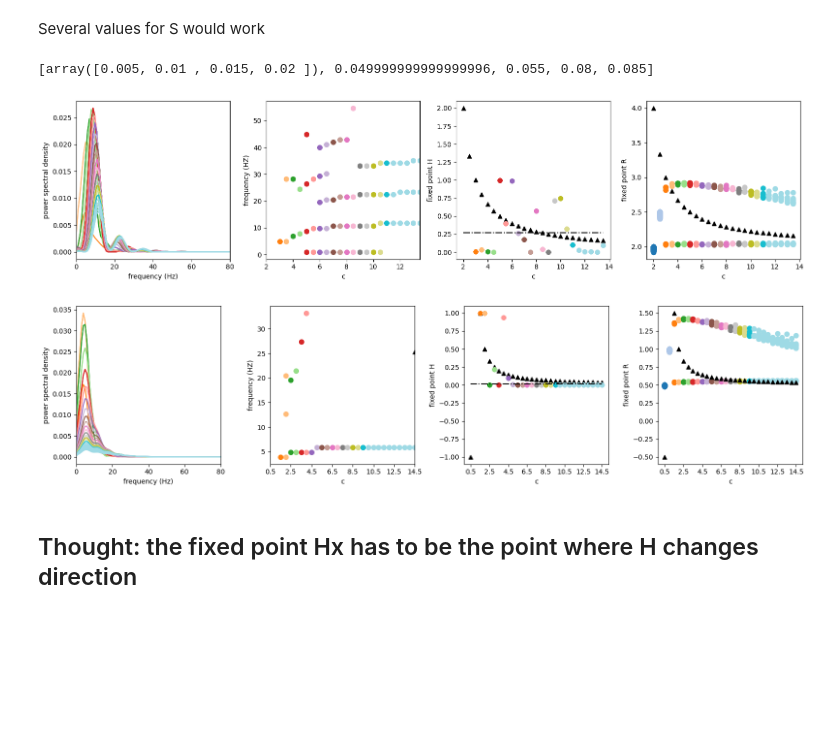
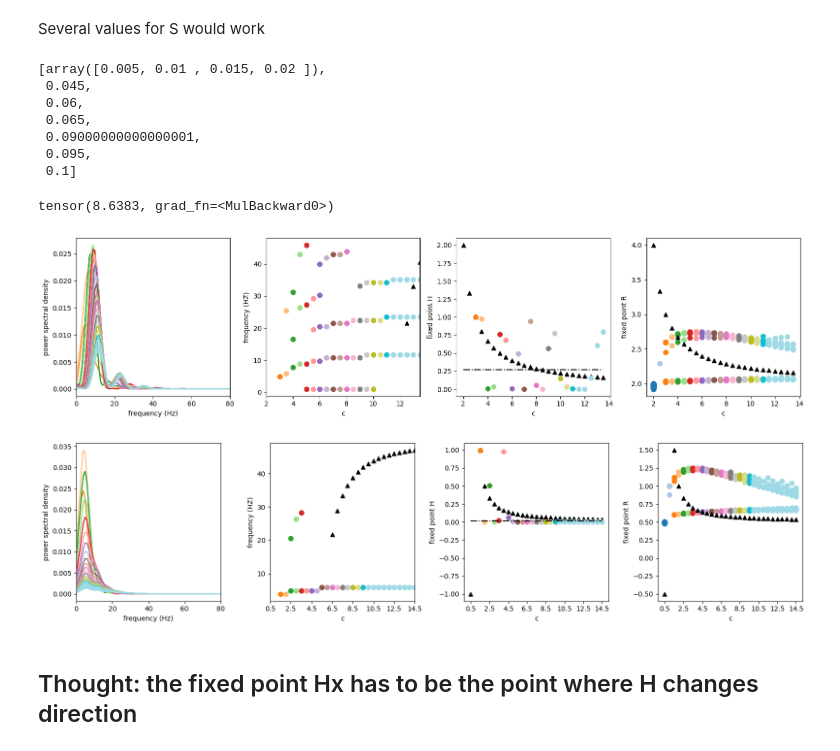
Before and after one commit to katduecker/dnn_osci, a Jupyter notebook: DynNN_figures_thesis.ipynb, the cells around one changed output. Saved outputs shown, nothing was run; the diff lists cells and outputs as text; code cells hidden in the pictures; blank space fills up the shorter version.

```diff
--- a/DynNN_figures_thesis.ipynb
+++ b/DynNN_figures_thesis.ipynb
@@ -524,7 +533,7 @@ The actual fixed point is reached for the 4th and 5th value, and dynamics are ~1
 # %% [markdown]
 #### Investigate the fixed points
 # %%
-inv_c = np.array((c_vec[0],c_vec[3],c_vec[-1]))
+inv_c = np.array((c_vec[0],c_vec[2],c_vec[-1]))
 
 
 plt.rcParams["figure.figsize"] = (12,7)
@@ -563,7 +572,7 @@ Z = torch.max(Z21).detach().cpu().item()
 
 
 # fix c
-c = 1.4*Z
+c = 1.3*Z
 
 # time
 timevec = np.linspace(0,2,2000)
@@ -680,7 +689,13 @@ axs[1,0].plot(S_vec,np.ones_like(S_vec)*sigmoid(Z,[2,-2.5]),color='k',linestyle=
 # %% [markdown]
 Several values for S would work
 # %%
-S_possible = [S_vec[:4],S_vec[9],S_vec[10],S_vec[15],S_vec[16]]
+S_possible = [S_vec[:4],S_vec[8],S_vec[11],S_vec[12],S_vec[17],S_vec[18],S_vec[19]]
 S_possible
 # %% [output]
-[array([0.005, 0.01 , 0.015, 0.02 ]), 0.049999999999999996, 0.055, 0.08, 0.085]
+[array([0.005, 0.01 , 0.015, 0.02 ]),
+ 0.045,
+ 0.06,
+ 0.065,
+ 0.09000000000000001,
+ 0.095,
+ 0.1]
@@ -687,3 +710,7 @@ S_possible
+# %%
+maxZ*1.3
+# %% [output]
+tensor(8.6383, grad_fn=<MulBackward0>)
 # %%
 Z = 2
 
@@ -695,7 +722,7 @@ import scipy
 
 tau_h = 0.01
 tau_R = 0.1
-S = .01
+S = .045
 a = 2
 
 alpha_params = [10,0,0]
@@ -786,34 +813,34 @@ for i,c in enumerate(c_vec):
   axs[3].set_xticks(np.arange(c_vec[0],c_vec[-1]+1,2))
 
   axs[3].set_ylabel('fixed point R')
 
   dR = np.diff(Rt)
 
   mark_sign_chan = np.array(())
   for r in range(dR.shape[0]-1):
     if (np.sign(dR[r])+np.sign(dR[r+1])) == 0:
       mark_sign_chan = np.append(mark_sign_chan,h)
 
   hval = [Ht[int(m-1)] for i,m in enumerate(mark_sign_chan)]
 
   # predicted by linear stability analysis
   hfix = Z/(c-1)
   axs[2].scatter(c,hfix,color='k',marker="^")
 
 
   axs[2].set_xlabel('c')
   #axs[0,2].set_xticklabels(np.round(np.arange(c_vec[0],c_vec[-1]+1,2)/Z,decimals=1))
   axs[2].set_xticks(np.arange(c_vec[0],c_vec[-1]+1,2))
 
   axs[2].set_ylabel('fixed point H')
 
   axs[2].scatter(np.tile(c,(len(hval),1)),hval,color=cmap(i))
 
 axs[2].plot(c_vec,np.ones_like(c_vec)*sigmoid(Z,[2,-2.5]),color='k',linestyle='-.')
 
 fig.tight_layout()
 # %% [output]
-[figure, old version]
+[figure, new version]
 # %%
 Z = 0.5
 
@@ -825,7 +852,7 @@ import scipy
 
 tau_h = 0.01
 tau_R = 0.1
-S = .01
+S = .045
 a = 2
 
 alpha_params = [10,0,0]
@@ -943,7 +970,7 @@ axs[2].plot(c_vec,np.ones_like(c_vec)*sigmoid(Z,[2,-2.5]),color='k',linestyle='-
 
 fig.tight_layout()
 # %% [output]
-[figure, old version]
+[figure, new version]
 # %%
 c= c_vec[17]
 c
```
Also changed, not shown: parts of 15 cells of this notebook.
